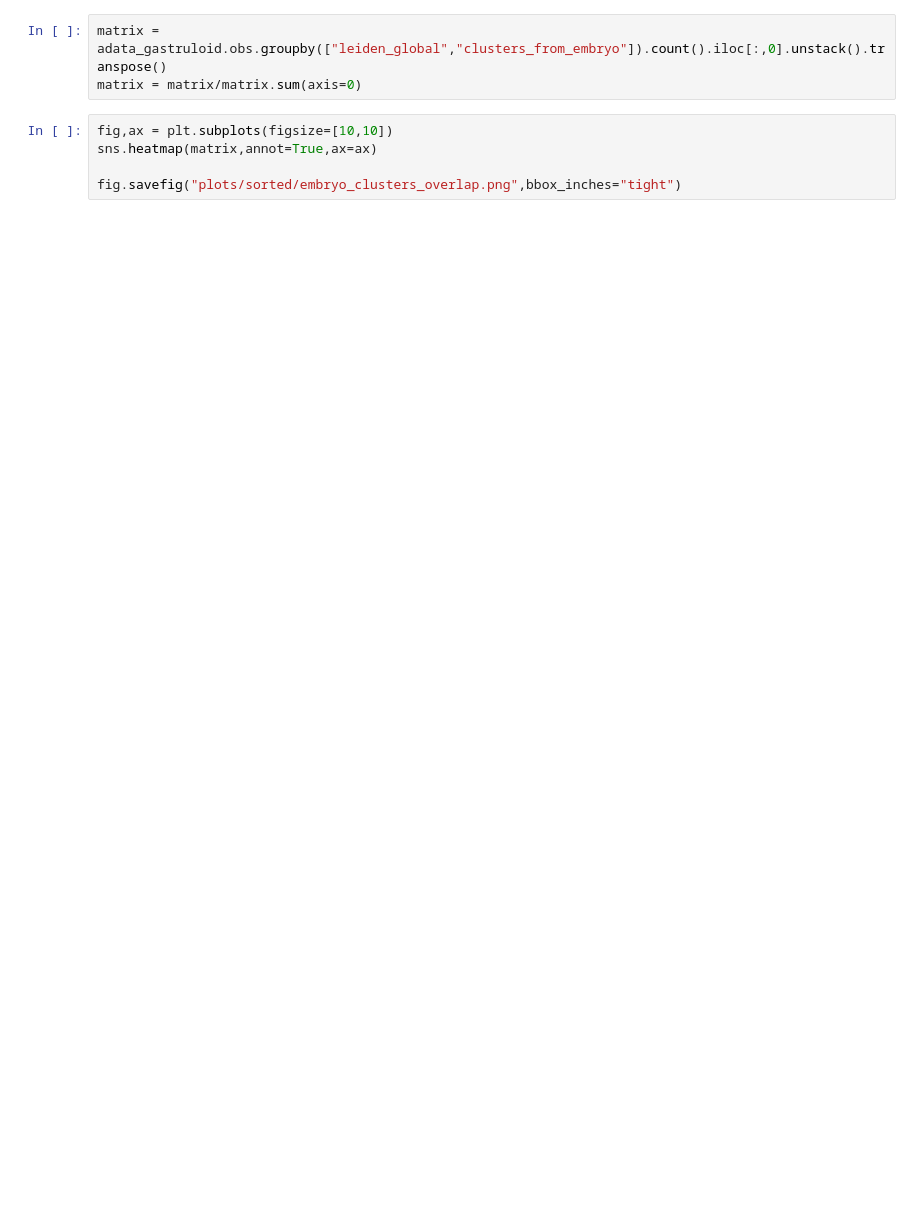
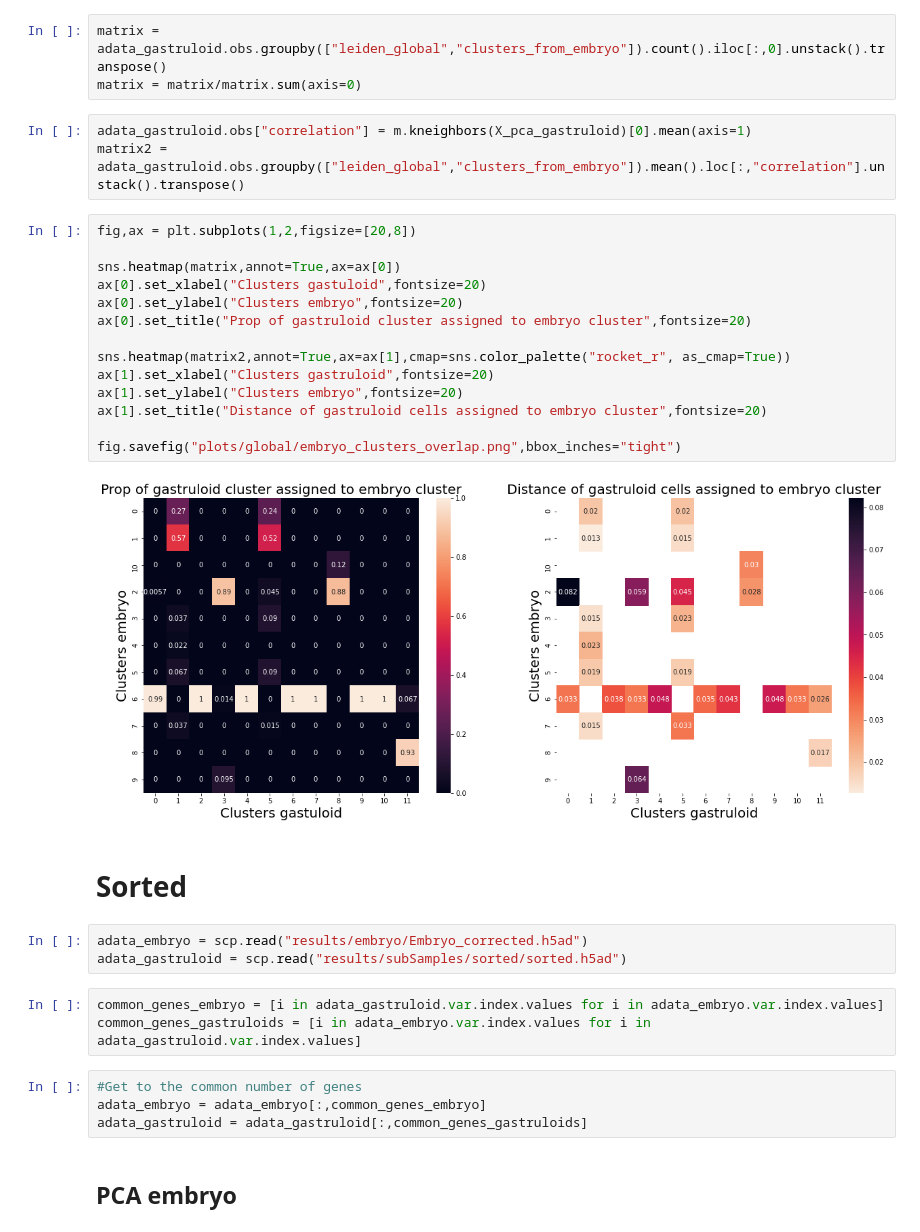
Before and after one commit to dsb-lab/blood_gastruloids, a Jupyter notebook: Analysis/6_Embryo_projection.ipynb, the cells around one changed output. Cells and saved outputs as stored; diff of their text form; blank space fills up the shorter version.

```diff
--- a/Analysis/6_Embryo_projection.ipynb
+++ b/Analysis/6_Embryo_projection.ipynb
@@ -78,8 +107,36 @@ adata_gastruloid.obs["clusters_from_embryo"] = cluster_gastruloid
 # %%
 matrix = adata_gastruloid.obs.groupby(["leiden_global","clusters_from_embryo"]).count().iloc[:,0].unstack().transpose()
 matrix = matrix/matrix.sum(axis=0)
+# %%
+adata_gastruloid.obs["correlation"] = m.kneighbors(X_pca_gastruloid)[0].mean(axis=1)
+matrix2 = adata_gastruloid.obs.groupby(["leiden_global","clusters_from_embryo"]).mean().loc[:,"correlation"].unstack().transpose()
 # %%
-fig,ax = plt.subplots(figsize=[10,10])
-sns.heatmap(matrix,annot=True,ax=ax)
+fig,ax = plt.subplots(1,2,figsize=[20,8])
 
-fig.savefig("plots/sorted/embryo_clusters_overlap.png",bbox_inches="tight")
+sns.heatmap(matrix,annot=True,ax=ax[0])
+ax[0].set_xlabel("Clusters gastuloid",fontsize=20)
+ax[0].set_ylabel("Clusters embryo",fontsize=20)
+ax[0].set_title("Prop of gastruloid cluster assigned to embryo cluster",fontsize=20)
+
+sns.heatmap(matrix2,annot=True,ax=ax[1],cmap=sns.color_palette("rocket_r", as_cmap=True))
+ax[1].set_xlabel("Clusters gastruloid",fontsize=20)
+ax[1].set_ylabel("Clusters embryo",fontsize=20)
+ax[1].set_title("Distance of gastruloid cells assigned to embryo cluster",fontsize=20)
+
+fig.savefig("plots/global/embryo_clusters_overlap.png",bbox_inches="tight")
+# %% [output]
+[figure, added]
+# %% [markdown]
+# Sorted
+# %%
+adata_embryo = scp.read("results/embryo/Embryo_corrected.h5ad")
+adata_gastruloid = scp.read("results/subSamples/sorted/sorted.h5ad")
+# %%
+common_genes_embryo = [i in adata_gastruloid.var.index.values for i in adata_embryo.var.index.values]
+common_genes_gastruloids = [i in adata_embryo.var.index.values for i in adata_gastruloid.var.index.values]
+# %%
+#Get to the common number of genes
+adata_embryo = adata_embryo[:,common_genes_embryo]
+adata_gastruloid = adata_gastruloid[:,common_genes_gastruloids]
+# %% [markdown]
+## PCA embryo
```
Also changed, not shown: parts of 22 cells of this notebook, 1 other file.
